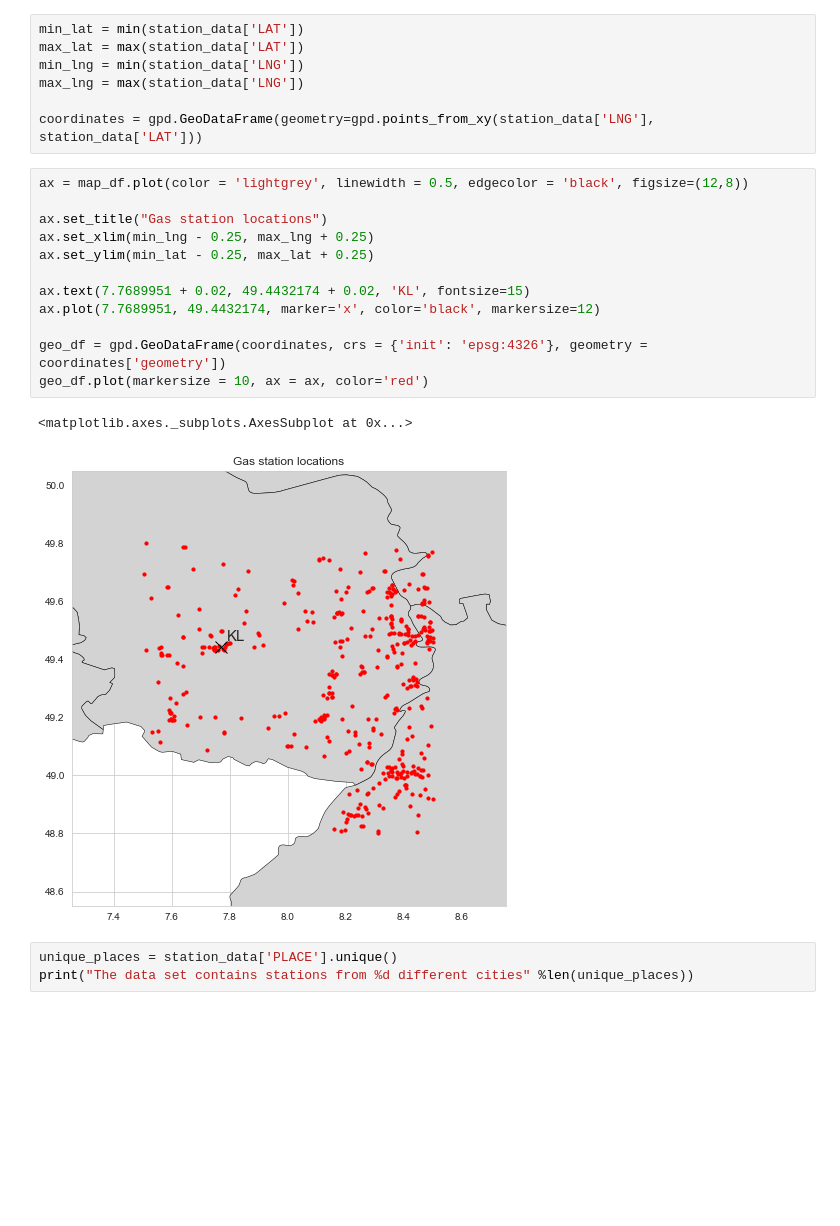
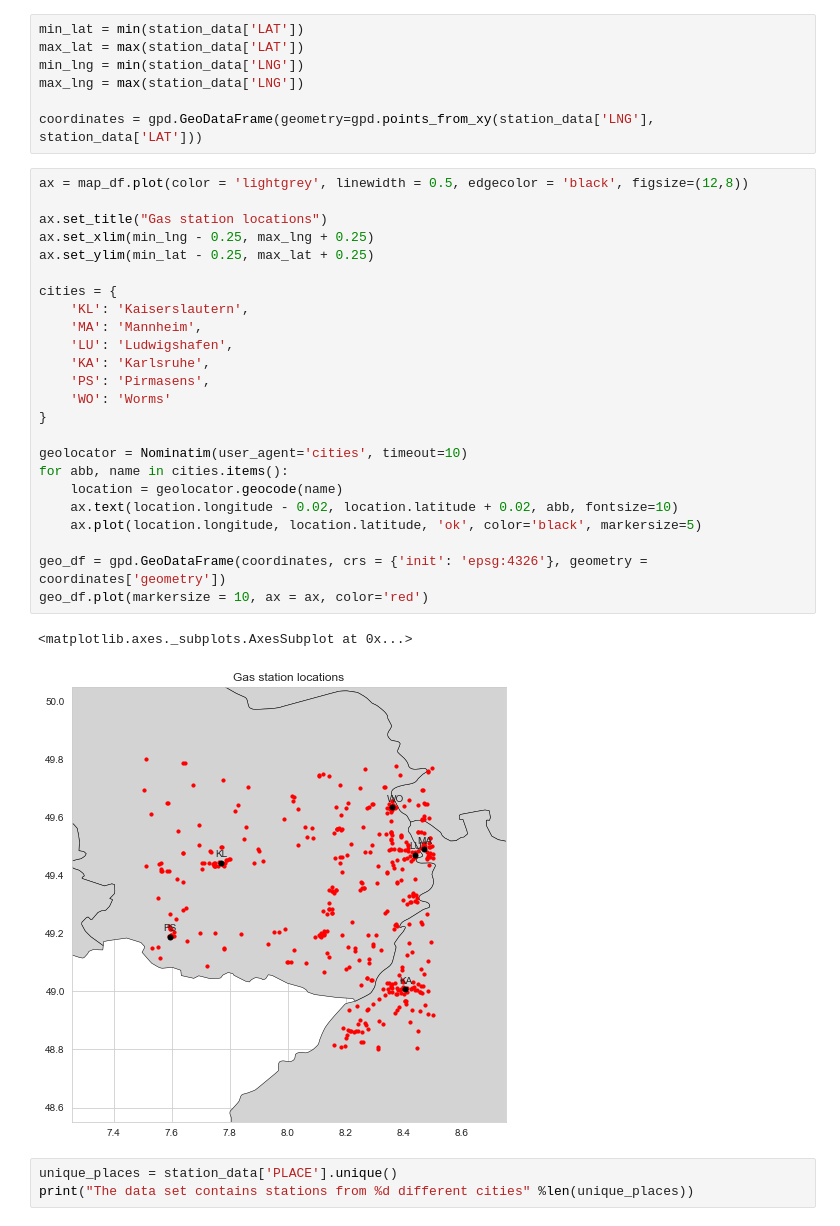
Before and after one commit to ds2019tukl/DS-2019-johannes-schauss, a Jupyter notebook: exercise_1.ipynb, the cells around one changed output. Saved outputs shown, nothing was run; the diff lists cells and outputs as text; blank space fills up the shorter version.

```diff
--- a/exercise_1.ipynb
+++ b/exercise_1.ipynb
@@ -553,18 +554,30 @@ coordinates = gpd.GeoDataFrame(geometry=gpd.points_from_xy(station_data['LNG'],
 # %%
 ax = map_df.plot(color = 'lightgrey', linewidth = 0.5, edgecolor = 'black', figsize=(12,8))
 
 ax.set_title("Gas station locations")
 ax.set_xlim(min_lng - 0.25, max_lng + 0.25)
 ax.set_ylim(min_lat - 0.25, max_lat + 0.25)
 
-ax.text(7.7689951 + 0.02, 49.4432174 + 0.02, 'KL', fontsize=15)
-ax.plot(7.7689951, 49.4432174, marker='x', color='black', markersize=12)
+cities = {
+    'KL': 'Kaiserslautern',
+    'MA': 'Mannheim',
+    'LU': 'Ludwigshafen',
+    'KA': 'Karlsruhe',
+    'PS': 'Pirmasens',
+    'WO': 'Worms'
+}
+
+geolocator = Nominatim(user_agent='cities', timeout=10)
+for abb, name in cities.items():
+    location = geolocator.geocode(name)
+    ax.text(location.longitude - 0.02, location.latitude + 0.02, abb, fontsize=10)
+    ax.plot(location.longitude, location.latitude, 'ok', color='black', markersize=5)
 
 geo_df = gpd.GeoDataFrame(coordinates, crs = {'init': 'epsg:4326'}, geometry = coordinates['geometry'])
 geo_df.plot(markersize = 10, ax = ax, color='red')
 # %% [output]
 <matplotlib.axes._subplots.AxesSubplot at 0x...>
-[figure, old version]
+[figure, new version]
 # %%
 unique_places = station_data['PLACE'].unique()
 print("The data set contains stations from %d different cities" %len(unique_places))
```
Also changed, not shown: parts of 15 cells of this notebook.
